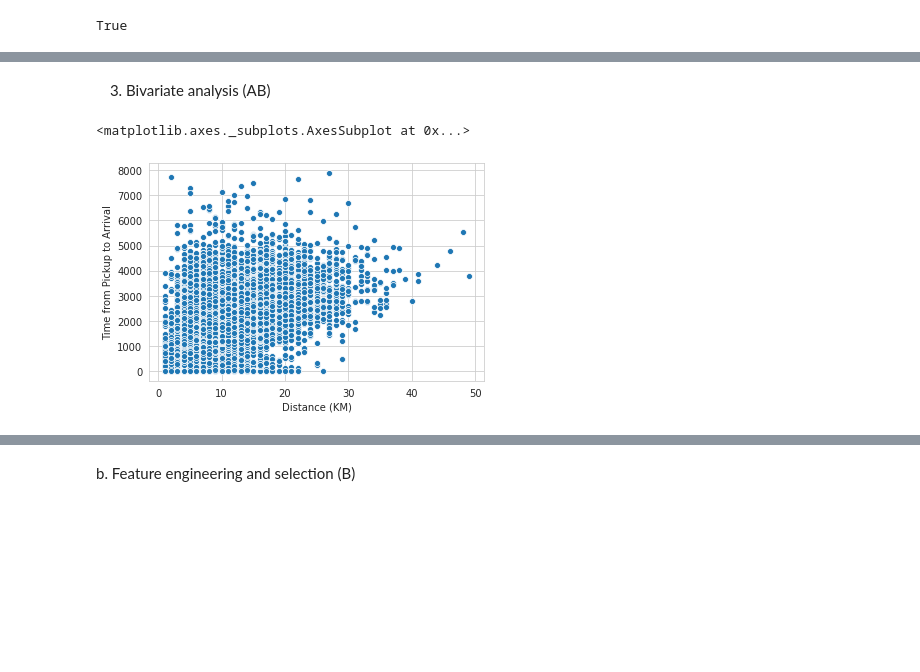
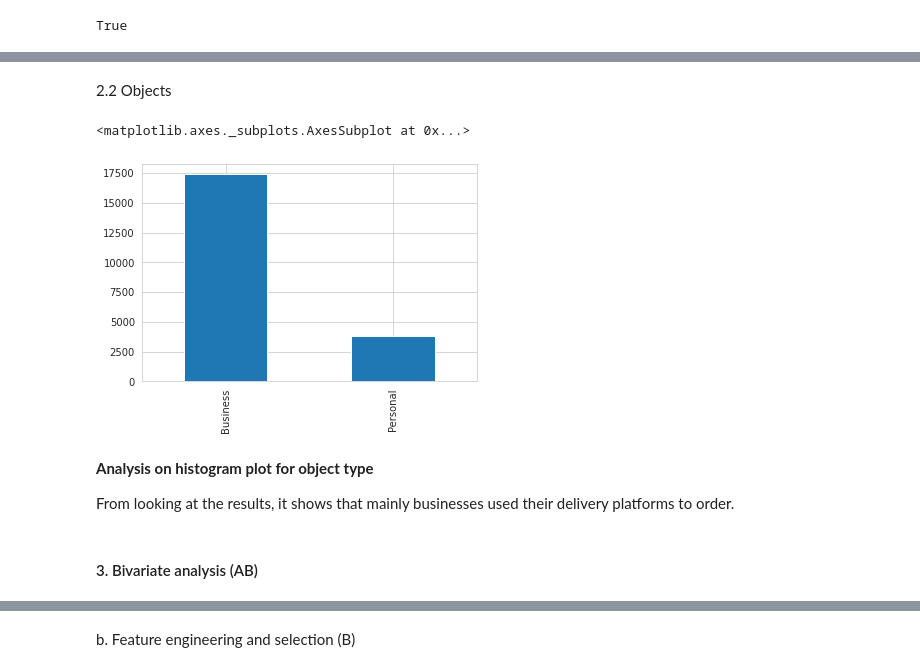
Before and after one commit to Dominic-byte/Team-13-Regression-Predict, a Jupyter notebook: Sendy_regressor.ipynb, the cells around one changed output, grey strips where cells are left out. Drawn from its saved outputs; the diff is of its cells as text; code cells hidden in the pictures; blank space fills up the shorter version.

```diff
--- a/Sendy_regressor.ipynb
+++ b/Sendy_regressor.ipynb
@@ -99,0 +127,9 @@ pd.options.display.max_colwidth = 50
+# %%
+atrain_df  = col_rename(train_df)
+atest_df =  col_rename(test_df)
+ariders_df = col_rename(riders_df)
+# %%
+for col in atrain_df.columns:
+    if col not in atest_df.columns and col != 'Time_from_Pickup_to_Arrival':
+        print(col)
+        atrain_df.drop(columns=col, inplace = True)
@@ -332,7 +400,14 @@ plt.show()
+# %% [markdown]
+2.2 Objects
+# %%
+# Number of orders of personal or business
+eda_df['Pers_Business'].value_counts().plot(kind='bar')
+# %% [output]
+<matplotlib.axes._subplots.AxesSubplot at 0x...>
+[figure, added]
+# %% [markdown]
+**Analysis on histogram plot for object type**
+
+From looking at the results, it shows that mainly businesses used their delivery platforms to order.
 # %% [markdown]
-3. Bivariate analysis (AB)
+#### 3. Bivariate analysis (AB)
-# %%
-sns.scatterplot(x=eda_df['Distance (KM)'],y=eda_df[target])
-# %% [output]
-<matplotlib.axes._subplots.AxesSubplot at 0x...>
-[figure, removed]
```
Also changed, not shown: parts of 41 cells of this notebook.
